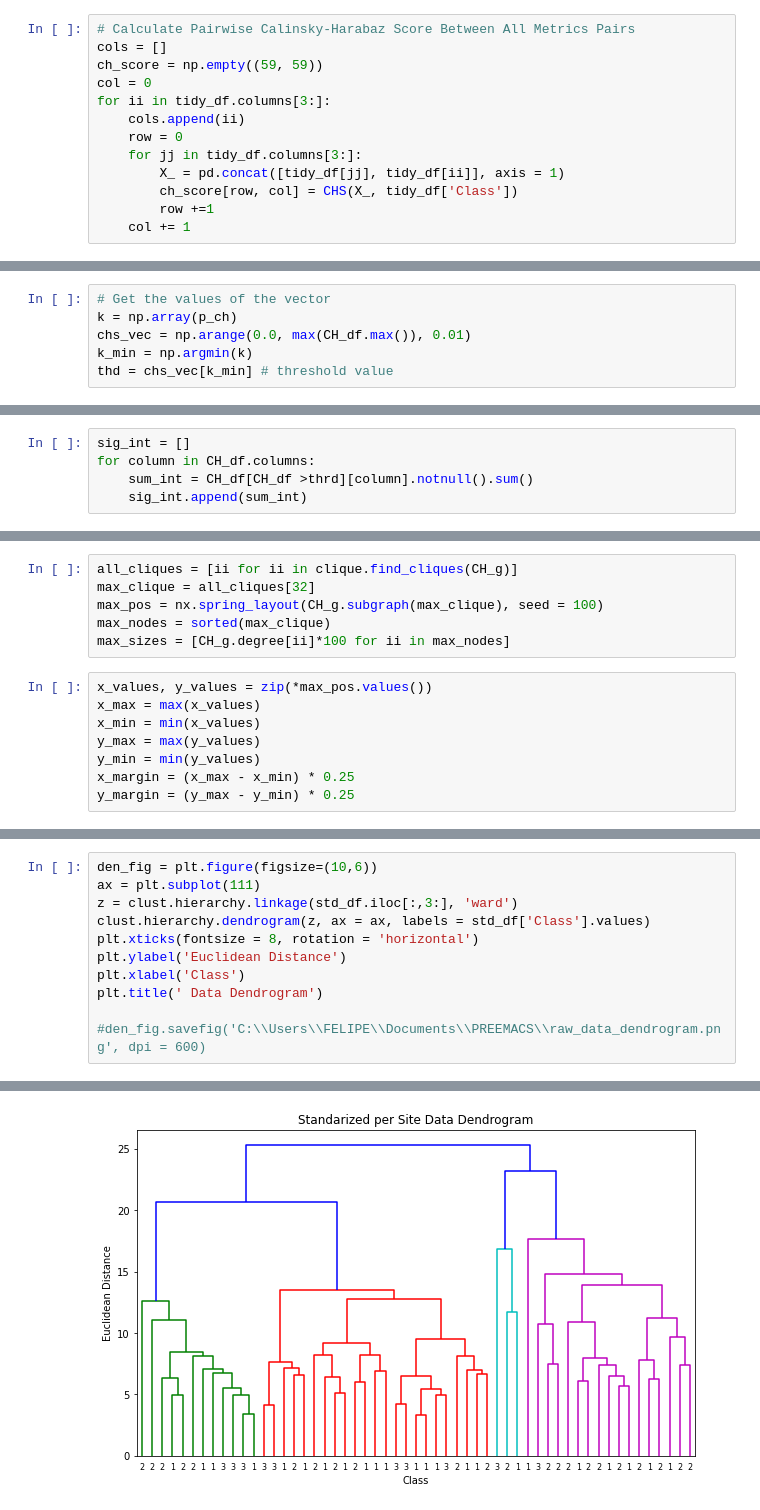
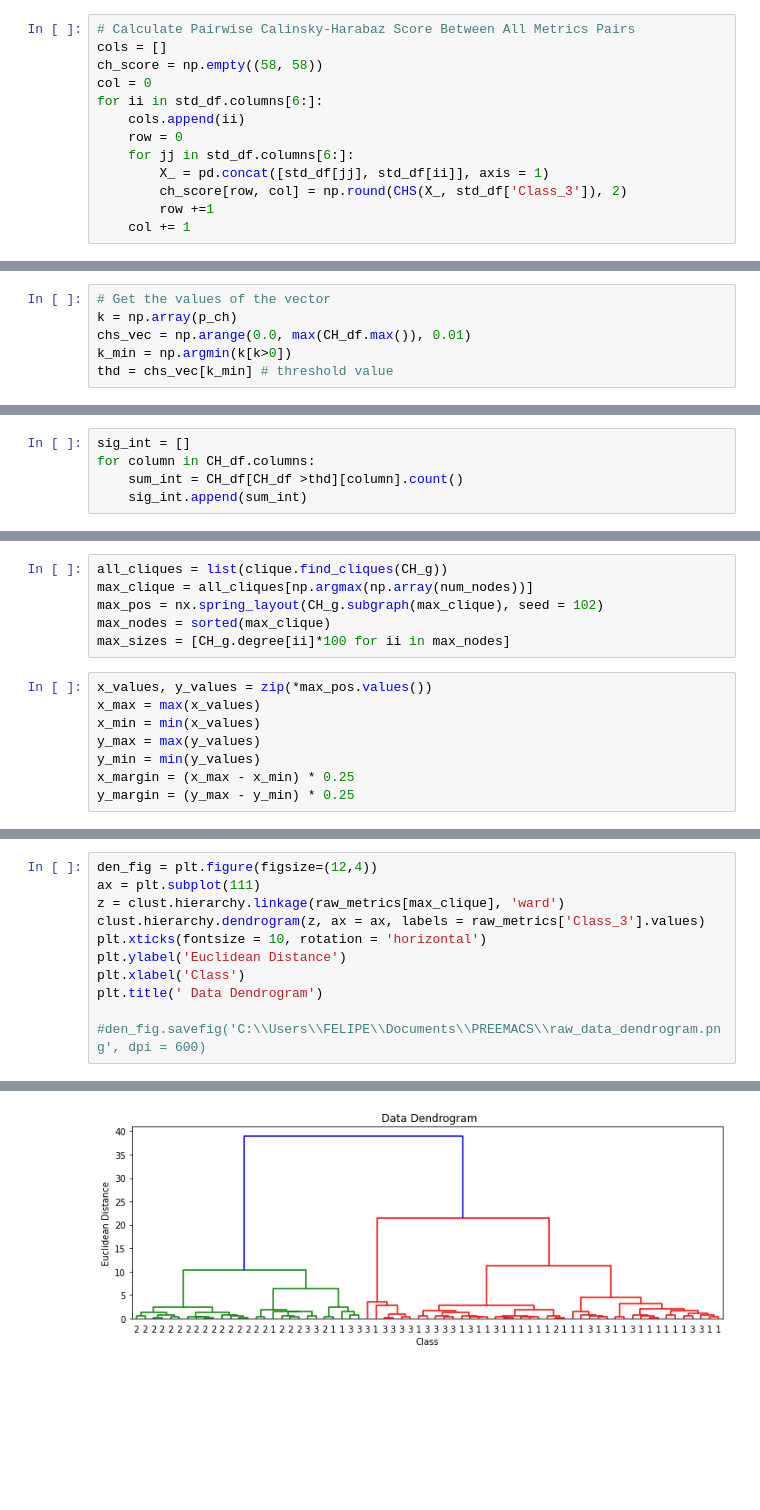
Before and after one commit to FMendezSlc/PREMCAS_COLAB, a Jupyter notebook: Classification_task.ipynb, the cells around one changed output, grey strips where cells are left out. Drawn from its saved outputs; the diff is of its cells as text; blank space fills up the shorter version.

```diff
--- a/Classification_task.ipynb
+++ b/Classification_task.ipynb
@@ -156,14 +71,14 @@ tidy_df
 # %%
 # Calculate Pairwise Calinsky-Harabaz Score Between All Metrics Pairs
 cols = []
-ch_score = np.empty((59, 59))
+ch_score = np.empty((58, 58))
 col = 0
-for ii in tidy_df.columns[3:]:
+for ii in std_df.columns[6:]:
     cols.append(ii)
     row = 0
-    for jj in tidy_df.columns[3:]:
-        X_ = pd.concat([tidy_df[jj], tidy_df[ii]], axis = 1)
-        ch_score[row, col] = CHS(X_, tidy_df['Class'])
+    for jj in std_df.columns[6:]:
+        X_ = pd.concat([std_df[jj], std_df[ii]], axis = 1)
+        ch_score[row, col] = np.round(CHS(X_, std_df['Class_3']), 2)
         row +=1
     col += 1
 # %%
@@ -193,7 +110,7 @@ for ii in np.arange(0.0, max(CH_df.max()), 0.01):
 # Get the values of the vector
 k = np.array(p_ch)
 chs_vec = np.arange(0.0, max(CH_df.max()), 0.01)
-k_min = np.argmin(k)
+k_min = np.argmin(k[k>0])
 thd = chs_vec[k_min] # threshold value
 # %%
 th_fig = plt.figure(figsize=(7,5))
@@ -217,7 +129,7 @@ thrd = chs_vec[k_min]
 # %%
 sig_int = []
 for column in CH_df.columns:
-    sum_int = CH_df[CH_df >thrd][column].notnull().sum()
+    sum_int = CH_df[CH_df >thd][column].count()
     sig_int.append(sum_int)
 # %%
 int_df = pd.DataFrame(data = zip(sig_int, CH_df.columns), columns = ['count', 'metric'])
@@ -325,9 +212,9 @@ for ii, jj in enumerate(clique.find_cliques(CH_g)):
     num_nodes.append(len(jj))
     clique_idx.append(ii)
 # %%
-all_cliques = [ii for ii in clique.find_cliques(CH_g)]
-max_clique = all_cliques[32]
-max_pos = nx.spring_layout(CH_g.subgraph(max_clique), seed = 100)
+all_cliques = list(clique.find_cliques(CH_g))
+max_clique = all_cliques[np.argmax(np.array(num_nodes))]
+max_pos = nx.spring_layout(CH_g.subgraph(max_clique), seed = 102)
 max_nodes = sorted(max_clique)
 max_sizes = [CH_g.degree[ii]*100 for ii in max_nodes]
 # %%
@@ -356,9 +243,9 @@ CHg_fig.savefig('/Users/labc02/Documents/PREEMACS/metrics_graph.png', ppi = 600,
 # %%
-den_fig = plt.figure(figsize=(10,6))
+den_fig = plt.figure(figsize=(12,4))
 ax = plt.subplot(111)
-z = clust.hierarchy.linkage(std_df.iloc[:,3:], 'ward')
-clust.hierarchy.dendrogram(z, ax = ax, labels = std_df['Class'].values)
-plt.xticks(fontsize = 8, rotation = 'horizontal')
+z = clust.hierarchy.linkage(raw_metrics[max_clique], 'ward')
+clust.hierarchy.dendrogram(z, ax = ax, labels = raw_metrics['Class_3'].values)
+plt.xticks(fontsize = 10, rotation = 'horizontal')
 plt.ylabel('Euclidean Distance')
 plt.xlabel('Class')
 plt.title(' Data Dendrogram')
@@ -369,2 +256,2 @@ Text(0.5, 1.0, 'Standarized per Site Data Dendrogram')
-[figure, old version]
+[figure, new version]
 # %%
```
Also changed, not shown: parts of 44 cells of this notebook.
